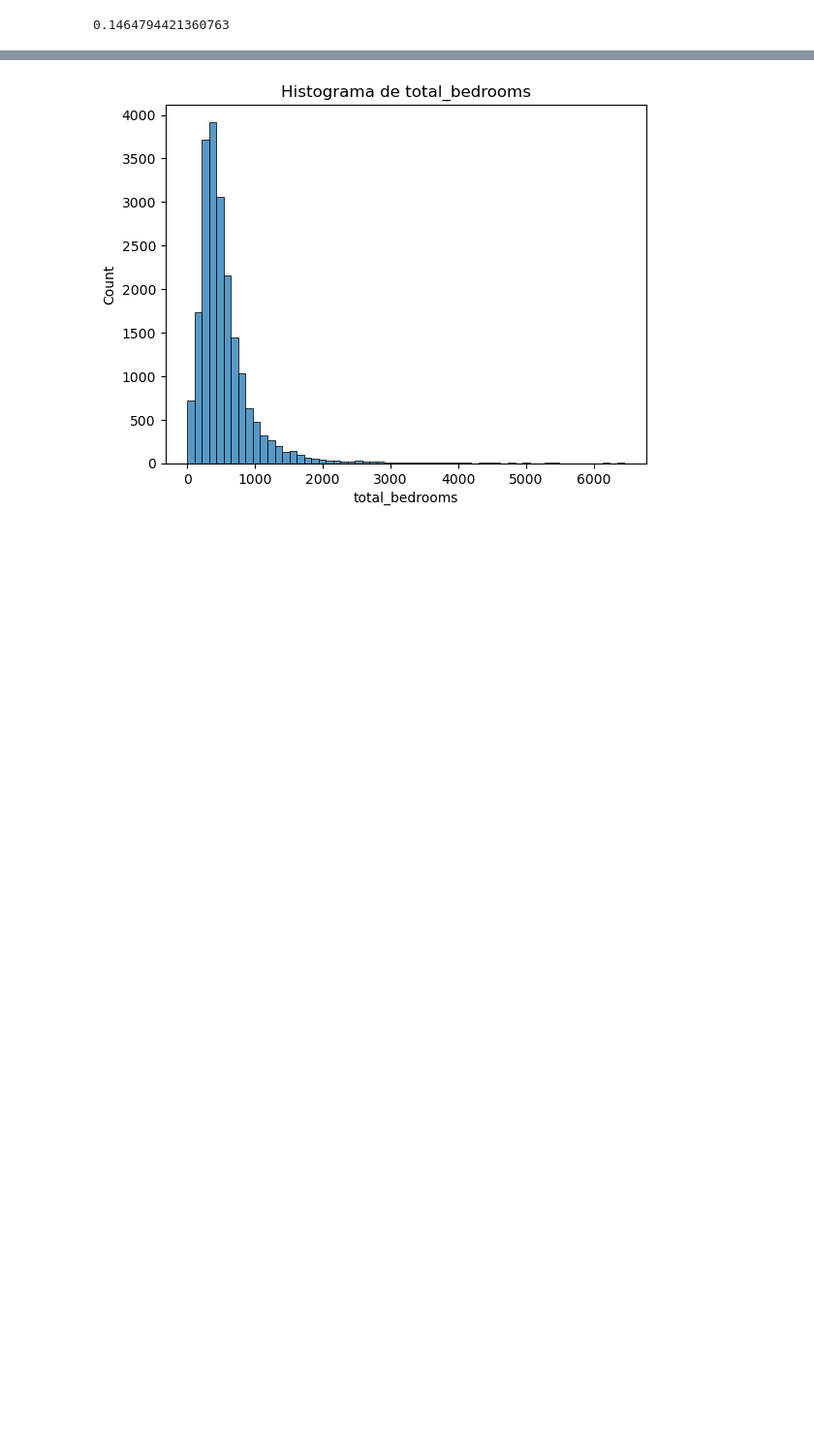
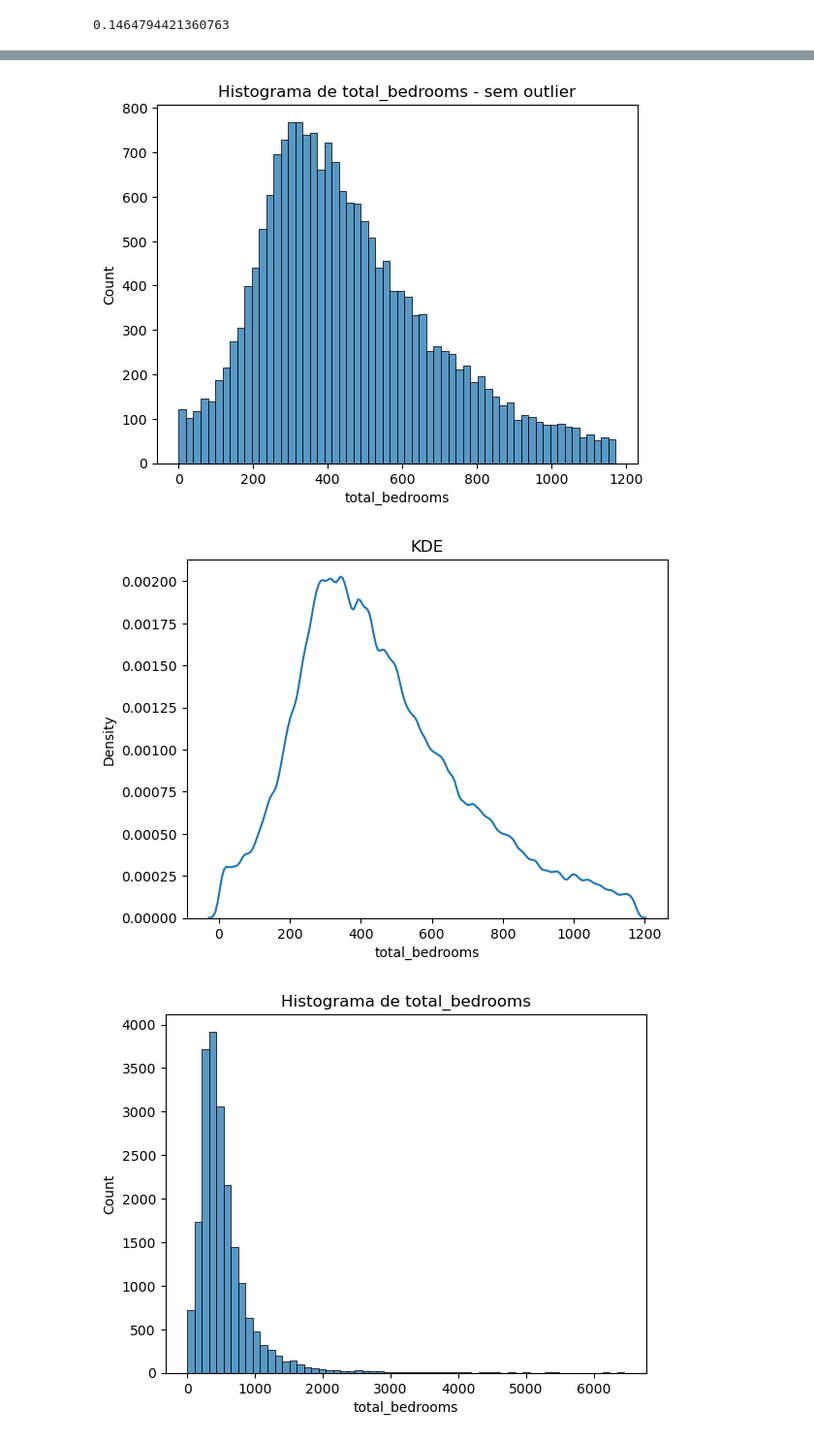
Before and after one commit to lharanhamg/TAIL_notebook_2025, a Jupyter notebook: Cópia_de_Fase2_Luis_Aranha_2025.ipynb, the cells around one changed output, grey strips where cells are left out. Shown at 97% size. Drawn from its saved outputs; the diff is of its cells as text; code cells hidden in the pictures; blank space fills up the shorter version.

```diff
--- a/Cópia_de_Fase2_Luis_Aranha_2025.ipynb
+++ b/Cópia_de_Fase2_Luis_Aranha_2025.ipynb
@@ -515,0 +536,2 @@ df[df["total_bedrooms"] <= 1500]["total_bedrooms"].sum()
+# %%
+not_outlier = df[(df["total_bedrooms"] >= limite_inferior) & (df["total_bedrooms"] <= limite_superior)]
@@ -516 +568,11 @@ df[df["total_bedrooms"] <= 1500]["total_bedrooms"].sum()
+# %%
+sns.histplot(not_outlier["total_bedrooms"], bins=60, kde=False, kde_kws={"bw_adjust": 0.7})
+plt.title("Histograma de total_bedrooms - sem outlier")
+plt.show()
+sns.kdeplot(data=not_outlier["total_bedrooms"], bw_adjust=0.3)
+plt.title("KDE")
+plt.show()
+# %% [output]
+[figure, added]
+[figure, added]
 # %%
```
Also changed, not shown: parts of 28 cells of this notebook.
